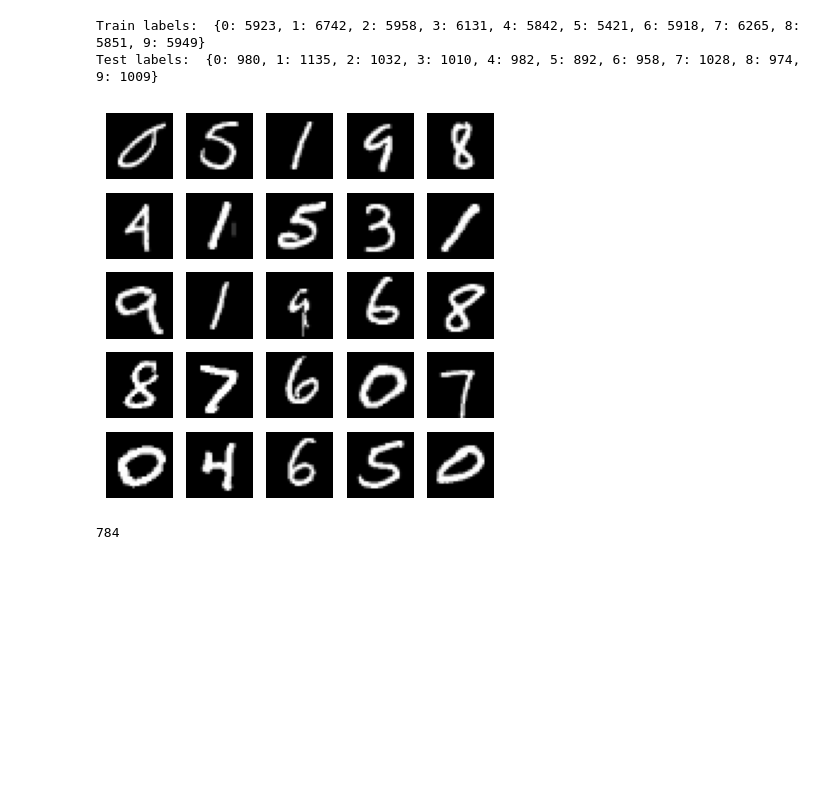
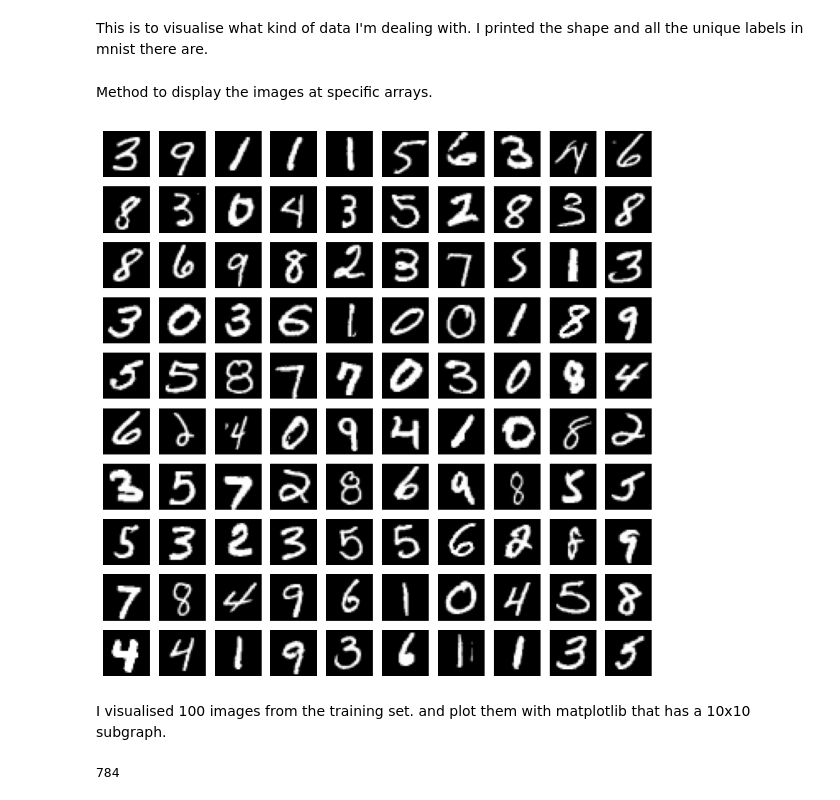
Before and after one commit to UdomP/Fall-2022, a Jupyter notebook: CIS 666 AI/Assignment_4/assignment_4-3.ipynb, the cells around one changed output. Drawn from its saved outputs; the diff is of its cells as text; code cells hidden in the pictures; blank space fills up the shorter version.

```diff
--- a/CIS 666 AI/Assignment_4/assignment_4-3.ipynb
+++ b/CIS 666 AI/Assignment_4/assignment_4-3.ipynb
@@ -22,38 +42,26 @@ Y_test:  (10000,)
+# %% [markdown]
+This is to visualise what kind of data I'm dealing with. I printed the shape and all the unique labels in mnist there are.
 # %%
 def showImage(image_arr, index):
     first_image = np.array(image_arr[index], dtype='float')
     pixels = first_image.reshape((28, 28))
     plt.imshow(pixels, cmap='gray')
     plt.show()
-# %%
-# count the number of unique train labels
-unique, counts = np.unique(y_train, return_counts=True)
-print("Train labels: ", dict(zip(unique, counts)))
-
-
-# count the number of unique test labels
-unique, counts = np.unique(y_test, return_counts=True)
-print("Test labels: ", dict(zip(unique, counts)))
-# %% [output]
-Train labels:  {0: 5923, 1: 6742, 2: 5958, 3: 6131, 4: 5842, 5: 5421, 6: 5918, 7: 6265, 8: 5851, 9: 5949}
-Test labels:  {0: 980, 1: 1135, 2: 1032, 3: 1010, 4: 982, 5: 892, 6: 958, 7: 1028, 8: 974, 9: 1009}
+# %% [markdown]
+Method to display the images at specific arrays.
 # %%
-# sample 25 mnist digits from train dataset
-indexes = np.random.randint(0, X_train.shape[0], size=25)
+indexes = np.random.randint(0, X_train.shape[0], size=100)
 images = X_train[indexes]
 labels = y_train[indexes]
 
-
-# plot the 25 mnist digits
-plt.figure(figsize=(5,5))
+plt.figure(figsize=(10,10))
 for i in range(len(indexes)):
-    plt.subplot(5, 5, i + 1)
+    plt.subplot(10, 10, i + 1)
     image = images[i]
     plt.imshow(image, cmap='gray')
     plt.axis('off')
 
 plt.show()
-plt.savefig("mnist-samples.png")
 plt.close('all')
 # %% [output]
-[figure, old version]
+[figure, new version]
@@ -63,3 +68,5 @@ num_labels = len(np.unique(y_train))
+# %% [markdown]
+I visualised 100 images from the training set. and plot them with matplotlib that has a 10x10 subgraph.
 # %%
 # convert to one-hot vector
 y_train = to_categorical(y_train)
```
Also changed, not shown: parts of 9 cells of this notebook, 1 other file.
